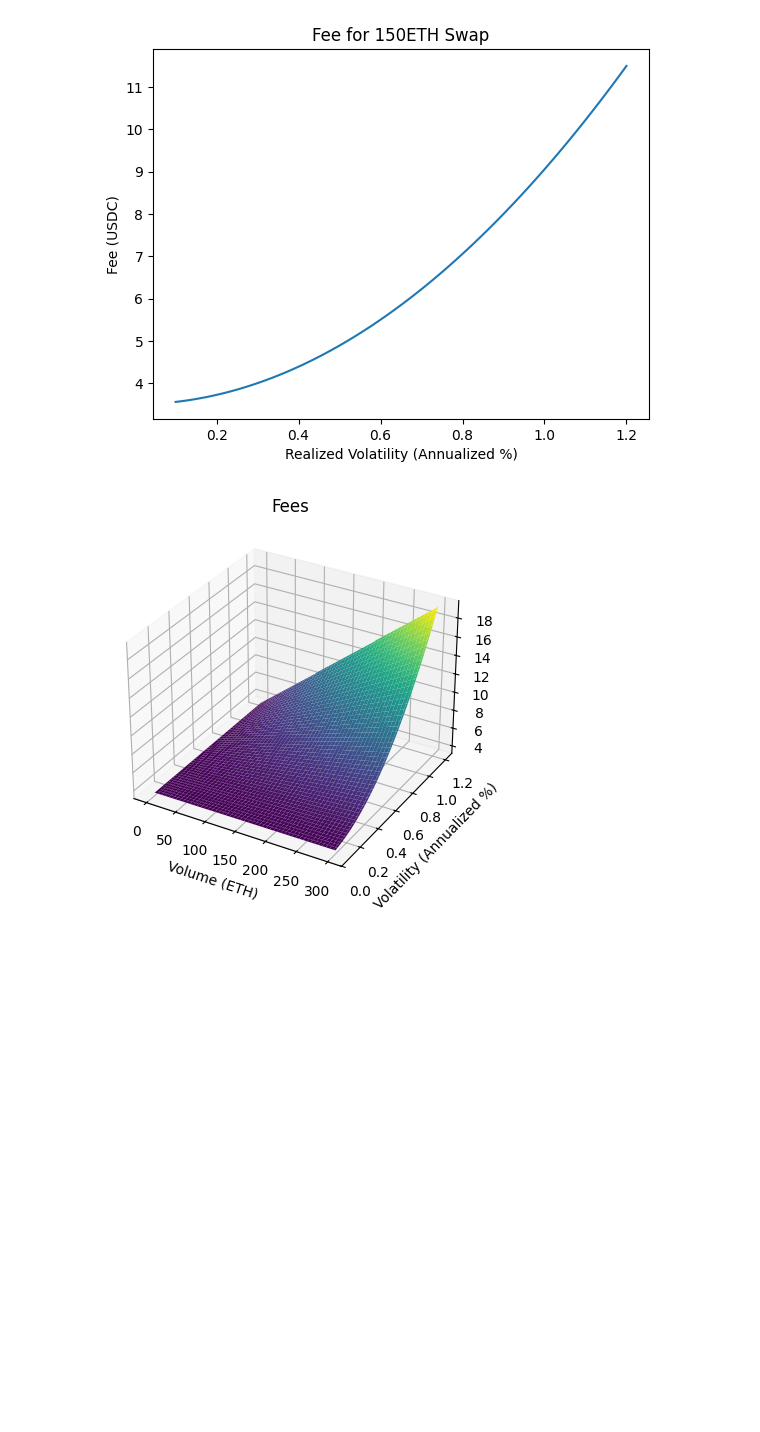
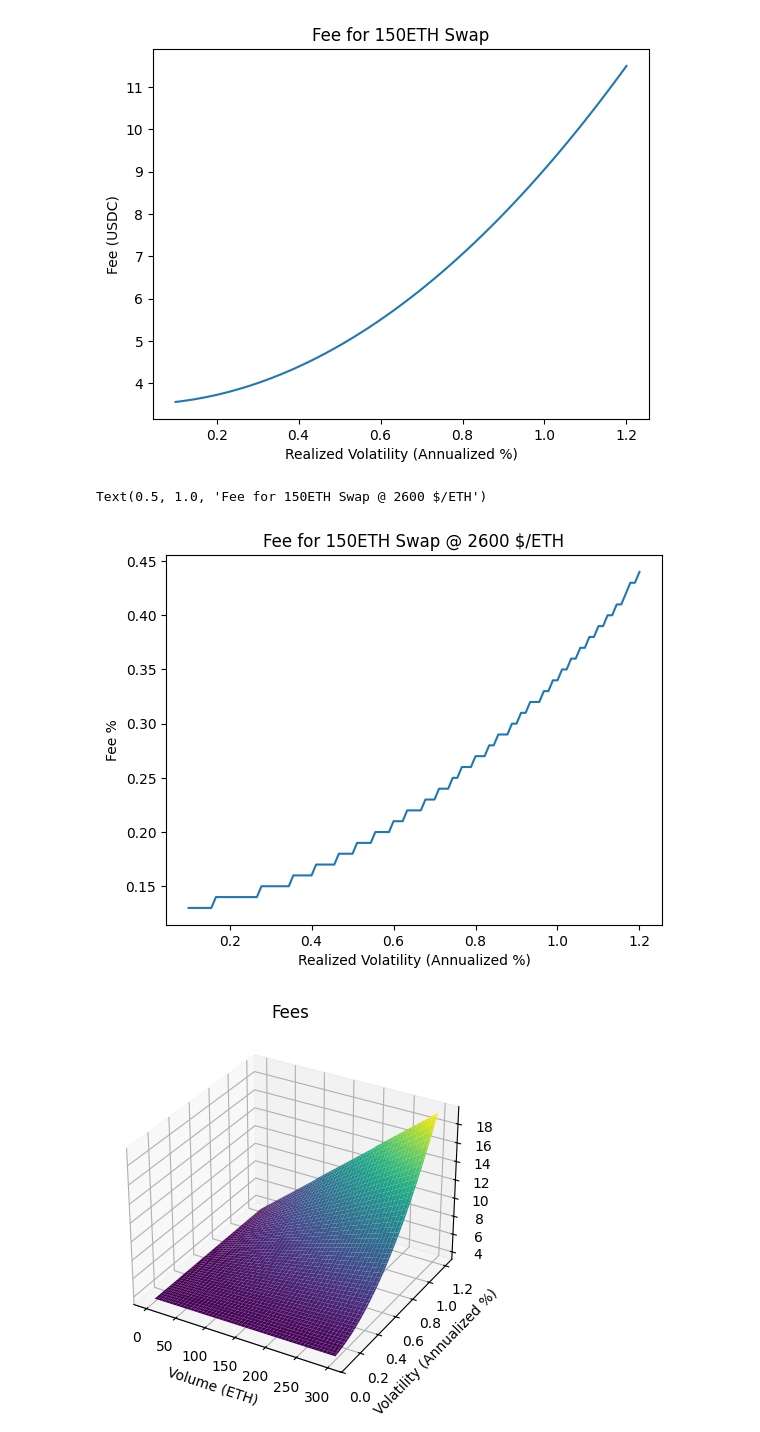
Before and after one commit to semiotic-ai/realized_volatility_substream, a Jupyter notebook: notebooks/notebooks/notes-seve.ipynb, the cells around one changed output. Drawn from its saved outputs; the diff is of its cells as text; code cells hidden in the pictures; blank space fills up the shorter version.

```diff
--- a/notebooks/notebooks/notes-seve.ipynb
+++ b/notebooks/notebooks/notes-seve.ipynb
@@ -82,6 +117,19 @@ plt.title('Fee for 150ETH Swap')
 # %% [output]
 Text(0.5, 1.0, 'Fee for 150ETH Swap')
 [figure]
+# %%
+volatility = np.linspace(0.1, 1.2, 100)
+volume = 150
+fees = [calculateFeeBips(volume, int(v * 2**NUM_FRAC_BITS), ETH_PRICE_FIXED) / 100 for v in volatility]
+plt.plot(volatility, fees)
+
+# Add labels and title
+plt.xlabel('Realized Volatility (Annualized %)')
+plt.ylabel('Fee %')
+plt.title('Fee for 150ETH Swap @ {} $/ETH'.format(ETH_PRICE))
+# %% [output]
+Text(0.5, 1.0, 'Fee for 150ETH Swap @ 2600 $/ETH')
+[figure, added]
 # %%
 # Volatility and trade volume points
 volatility = np.linspace(0.08, 1.2, 100)
```
Also changed, not shown: parts of 7 cells of this notebook.
